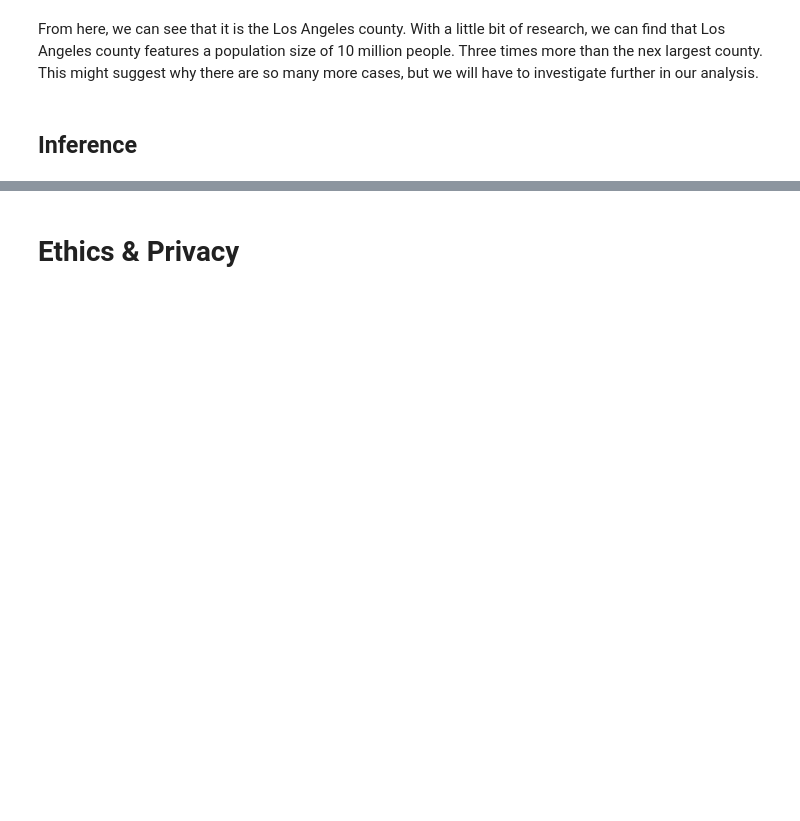
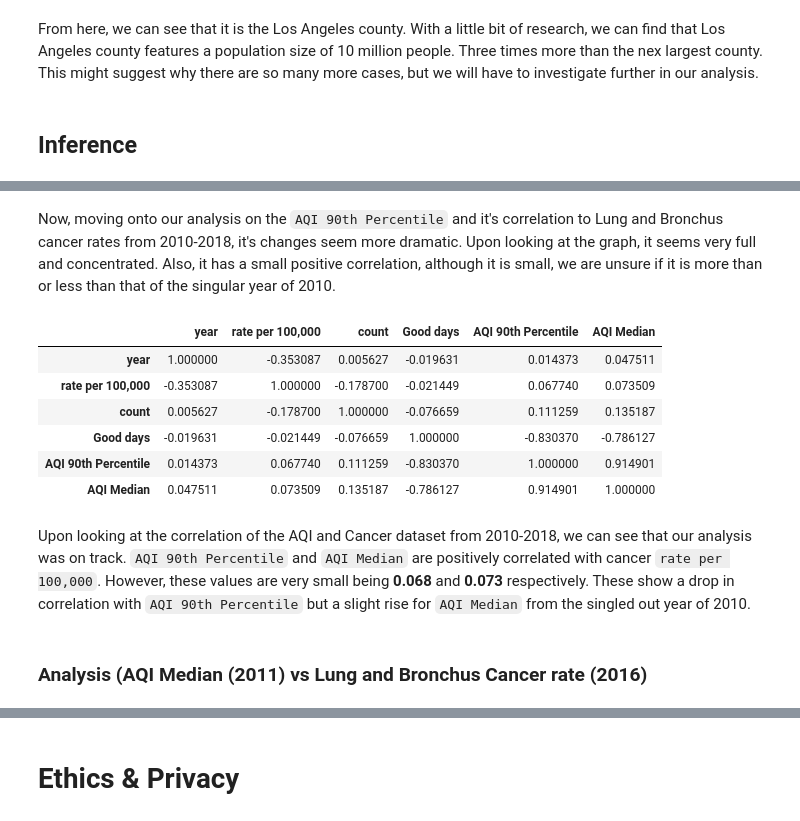
Before and after one commit to tintrungp/COGS108_Repo, a Jupyter notebook: FinalProjectGroup017Sp22.ipynb, the cells around one changed output, grey strips where cells are left out. Cells and saved outputs as stored; diff of their text form; code cells hidden in the pictures; blank space fills up the shorter version.

```diff
--- a/FinalProjectGroup017Sp22.ipynb
+++ b/FinalProjectGroup017Sp22.ipynb
@@ -763,0 +683,16 @@ plt.title('AQI Median(2011) vs Lung and Bronchus Cancer rate(2016)');
+# %% [markdown]
+Now, moving onto our analysis on the `AQI 90th Percentile` and it's correlation to Lung and Bronchus cancer rates from 2010-2018, it's changes seem more dramatic. Upon looking at the graph, it seems very full and concentrated. Also, it has a small positive correlation, although it is small, we are unsure if it is more than or less than that of the singular year of 2010.
+# %%
+aqi_cancer_comb.corr()
+# %% [output]
+|  | year | rate per 100,000 | count | Good days | AQI 90th Percentile | AQI Median |
+| year | 1.000000 | -0.353087 | 0.005627 | -0.019631 | 0.014373 | 0.047511 |
+| rate per 100,000 | -0.353087 | 1.000000 | -0.178700 | -0.021449 | 0.067740 | 0.073509 |
+| count | 0.005627 | -0.178700 | 1.000000 | -0.076659 | 0.111259 | 0.135187 |
+| Good days | -0.019631 | -0.021449 | -0.076659 | 1.000000 | -0.830370 | -0.786127 |
+| AQI 90th Percentile | 0.014373 | 0.067740 | 0.111259 | -0.830370 | 1.000000 | 0.914901 |
+| AQI Median | 0.047511 | 0.073509 | 0.135187 | -0.786127 | 0.914901 | 1.000000 |
+# %% [markdown]
+Upon looking at the correlation of the AQI and Cancer dataset from 2010-2018, we can see that our analysis was on track. `AQI 90th Percentile` and `AQI Median` are positively correlated with cancer `rate per 100,000`. However, these values are very small being **0.068** and **0.073** respectively. These show a drop in correlation with `AQI 90th Percentile` but a slight rise for `AQI Median` from the singled out year of 2010.
+# %% [markdown]
+### Analysis (AQI Median (2011) vs Lung and Bronchus Cancer rate (2016)
```
Also changed, not shown: parts of 37 cells of this notebook.
